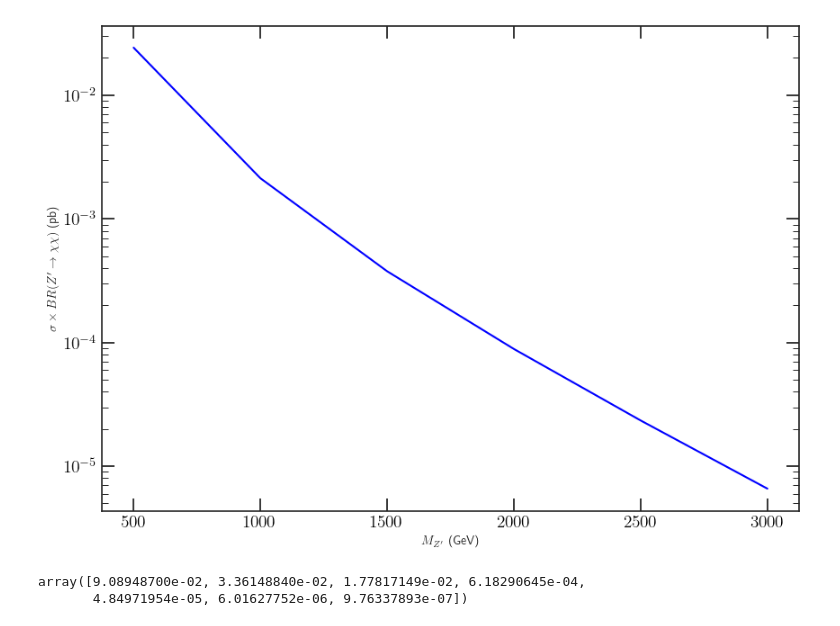
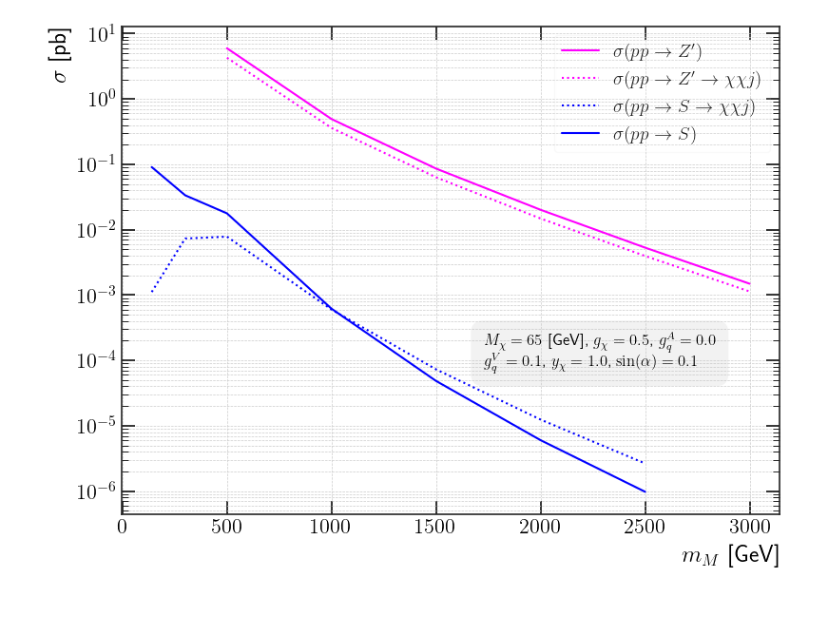
Before and after one commit to SModelS/smodelsv3-paper, a Jupyter notebook: notebooks/PLots.ipynb, the cells around one changed output. Cells and saved outputs as stored; diff of their text form; code cells hidden in the pictures.

```diff
--- a/notebooks/PLots.ipynb
+++ b/notebooks/PLots.ipynb
@@ -142,0 +102,9 @@ for MZp, xs in zip(MZp_values, xsecZp):
+# %%
+file3 = "/home/yoxara/2MDM/data/sigmaSdnloXX.txt"
+data3 = np.genfromtxt(file3, skip_header=1)
+xsecSd = data3[:, 2].flatten()
+file4 = "/home/yoxara/2MDM/data/sigmaSdnlochichi.txt"
+data4 = np.genfromtxt(file4, skip_header=1)
+xsecSdXX = data4[:, 2].flatten()
+MSd_values = [140,300,500, 1000, 1500, 2000, 2500]
+xsecSd
@@ -143,35 +161,49 @@ for MZp, xs in zip(MZp_values, xsecZp):
 # %%
 sns.set_style("white")
-fig, ax = plt.subplots(figsize=(10, 7))
-plt.plot(MZp_values, xsecXBR_ZpXX_list, color='blue', label=r"'$\sigma \times BR(Z^\prime \to \chi \chi)$")
-plt.xlabel(r'$M_{Z^\prime}$ (GeV)')
-plt.ylabel(r'$\sigma \times BR(Z^\prime \to \chi \chi)$ (pb)')
+fig, ax = plt.subplots(figsize=(8, 6))
+plt.plot(MZp_values, xsecZp, color="magenta", linestyle="-", label= r"$\sigma(p p \to Z^{\prime})$")#marker="o"
+plt.plot(MZp_values, xsecZpXX, color="magenta", linestyle=":", label= r"$\sigma(p p \to Z^{\prime} \to \chi \chi j)$")#marker="o"
+plt.plot(MSd_values, xsecSdXX, color="b", linestyle=":", label= r"$\sigma(p p \to S \to \chi \chi j)$")#marker="o"
+plt.plot(MSd_values, xsecSd, color="b", linestyle="-", label= r"$\sigma(p p \to S)$")#marker="o"
+
+ax.set_xlabel(r'$m_{M}$ [GeV]', size=18, color='black', labelpad=5, loc="right")
+ax.set_ylabel(r'$\sigma$ [pb]', size=18, color='black',labelpad=5, loc="top")
 ax.tick_params(axis='x', labelcolor='black', labelsize=14)
 ax.tick_params(axis='y', labelcolor='black', labelsize=14)
-plt.xticks(fontsize=14)
-plt.yticks(fontsize=14)
+plt.xticks(fontsize=16)
+plt.yticks(fontsize=16)
 plt.yscale('log')
 ax.tick_params(direction='in', length=10, width=1.1, colors='black', which='major', top=True, right=True)
 ax.tick_params(direction='in', length=5, width=0.6, colors='black', which='minor', top=True, right=True)
 ax.xaxis.set_ticks_position('both')
 ax.yaxis.set_ticks_position('both')
 for spine in ['left', 'right', 'top', 'bottom']:
     ax.spines[spine].set_linewidth(1.2)
 sns.despine(left=False, bottom=False, right=False, top=False, offset=None, trim=False)
-#legend.get_frame().set_edgecolor('none')
-#legend.get_frame().set_facecolor('none')
+if not os.path.exists('plots/xsec'):
+    os.makedirs('plots/xsec')
+important_info = (r"$M_{\chi} = 65$ [GeV], $g_{\chi} = 0.5$, $g_q^A = 0.0$",
+                   r" $g_q^V = 0.1$, $y_{\chi} = 1.0$,  $\sin(\alpha)=0.1$")
+#                  r"$S_a = 0.01$")
+multiline_info = "\n".join(important_info)
+plt.tight_layout()
+ax.text(0.55, 0.3,
+        multiline_info,
+        transform=ax.transAxes,
+        fontsize=12,
+        color='black',
+        #fontweight='bold',
+        bbox=dict(
+            facecolor='silver',
+            alpha=0.2,
+            edgecolor='white',
+            boxstyle='round,pad=0.8',
+            linewidth=0.2
+        ))
+plt.grid(True, which='both', linestyle='--', linewidth=0.5)
+legend = plt.legend(loc='upper right', fontsize=14)
+legend.get_frame().set_alpha(0.1)
+plt.savefig('plots/xsec/xsecBR.pdf', bbox_inches='tight')
 plt.show()
 # %% [output]
-[figure, old version]
+[figure, new version]
-# %%
-file3 = "/home/yoxara/2MDM/data/sigmaSdnloXX.txt"
-data3 = np.genfromtxt(file3, skip_header=1)
-xsecSd = data3[:, 2].flatten()
-file4 = "/home/yoxara/2MDM/data/sigmaSdnlochichi.txt"
-data4 = np.genfromtxt(file4, skip_header=1)
-xsecSdXX = data4[:, 2].flatten()
-MZp_values = [140,300,500, 1000, 1500, 2000, 2500]
-xsecSd
-# %% [output]
-array([9.08948700e-02, 3.36148840e-02, 1.77817149e-02, 6.18290645e-04,
-       4.84971954e-05, 6.01627752e-06, 9.76337893e-07])
```
Also changed, not shown: parts of 9 cells of this notebook, 10 other files.
